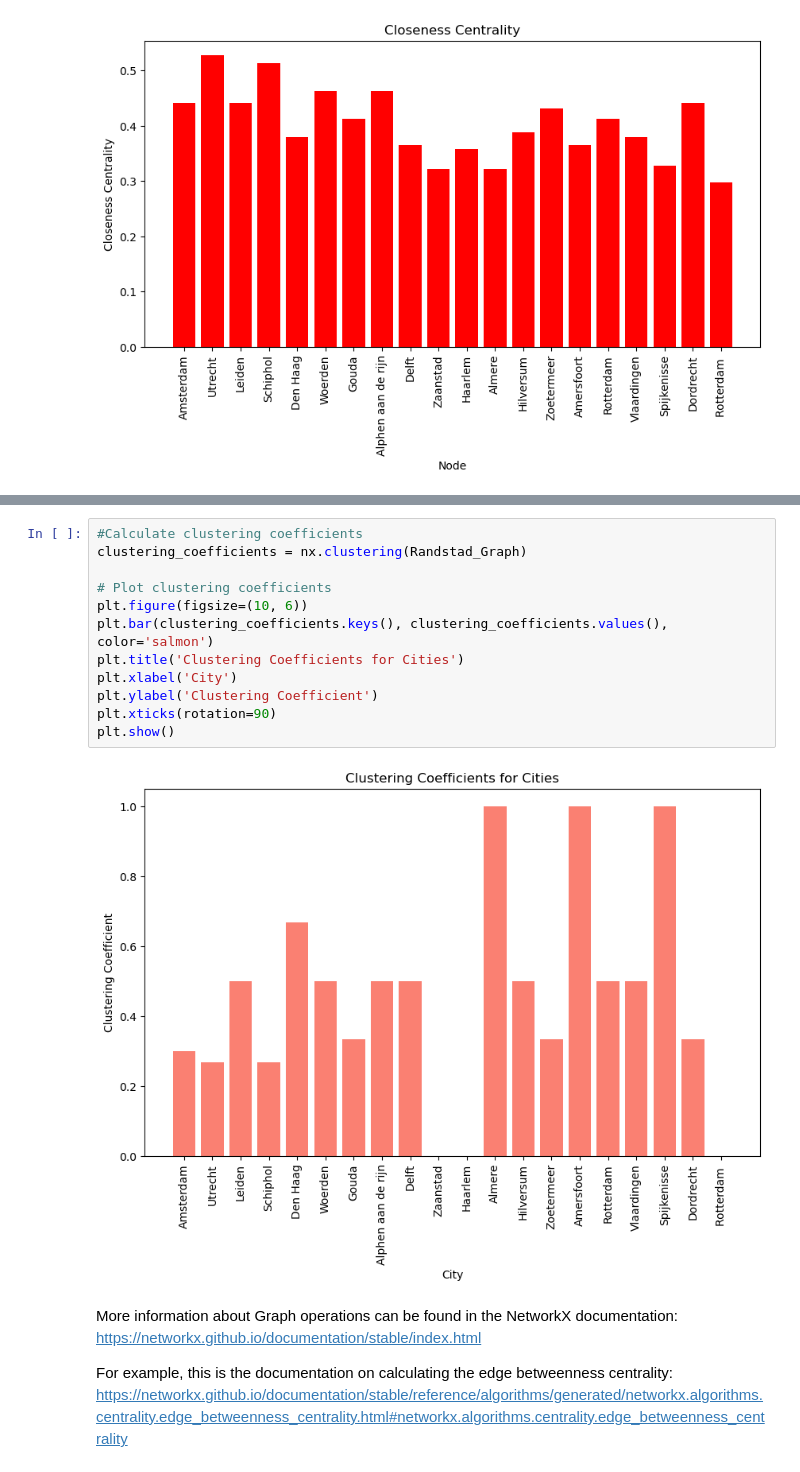
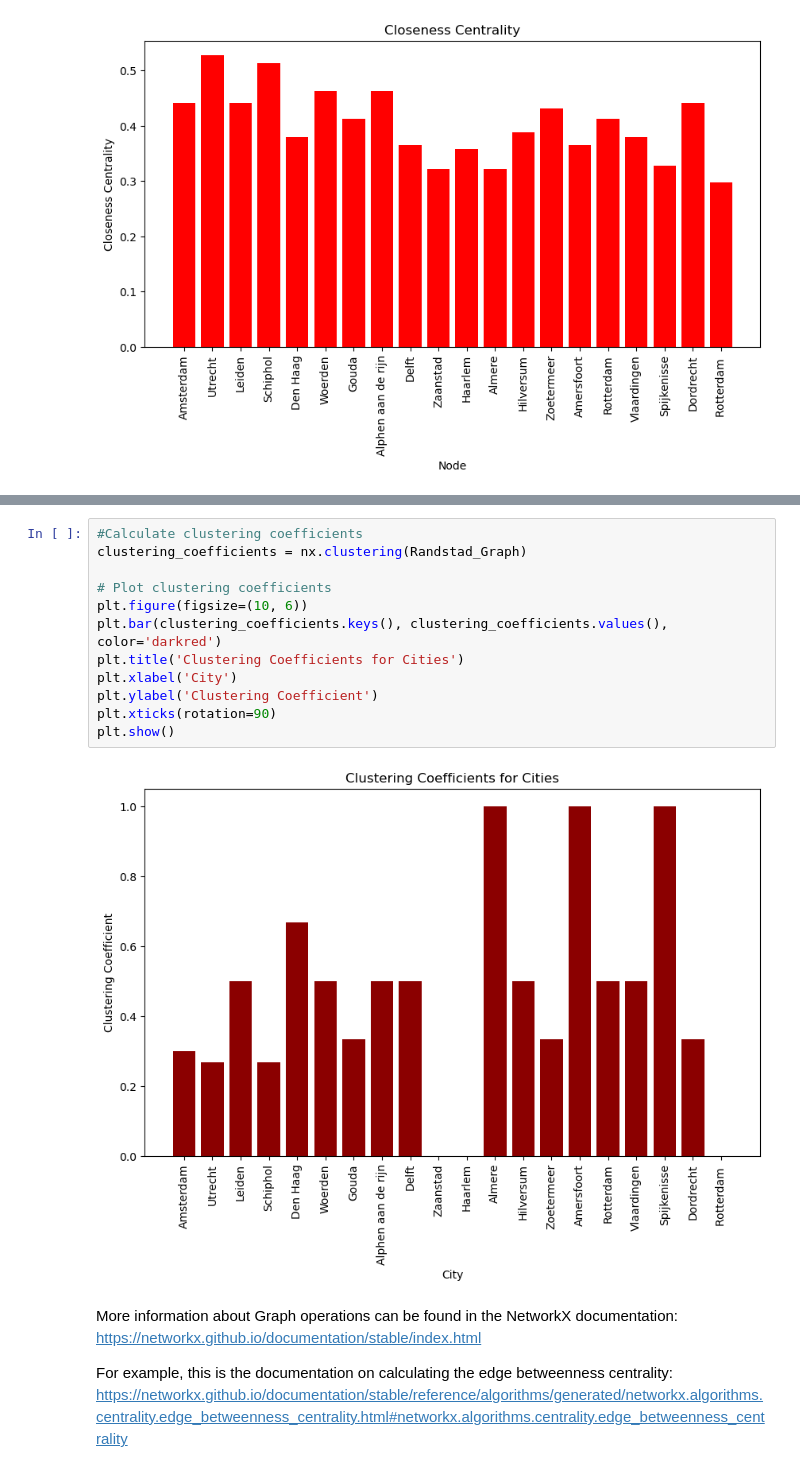
Before and after one commit to ElizeBr/Networked-Systems-Group-Assignment, a Jupyter notebook: Randstad.ipynb, the cells around one changed output, grey strips where cells are left out. Saved outputs shown, nothing was run; the diff lists cells and outputs as text.

```diff
--- a/Randstad.ipynb
+++ b/Randstad.ipynb
@@ -291,17 +291,17 @@ plt.show()
 # %%
 #Calculate clustering coefficients
 clustering_coefficients = nx.clustering(Randstad_Graph)
 
 # Plot clustering coefficients
 plt.figure(figsize=(10, 6))
-plt.bar(clustering_coefficients.keys(), clustering_coefficients.values(), color='salmon')
+plt.bar(clustering_coefficients.keys(), clustering_coefficients.values(), color='darkred')
 plt.title('Clustering Coefficients for Cities')
 plt.xlabel('City')
 plt.ylabel('Clustering Coefficient')
 plt.xticks(rotation=90)
 plt.show()
 # %% [output]
-[figure, old version]
+[figure, new version]
 # %% [markdown]
 More information about Graph operations can be found in the NetworkX documentation:
 https://networkx.github.io/documentation/stable/index.html
```
Also changed, not shown: parts of 2 cells of this notebook.
